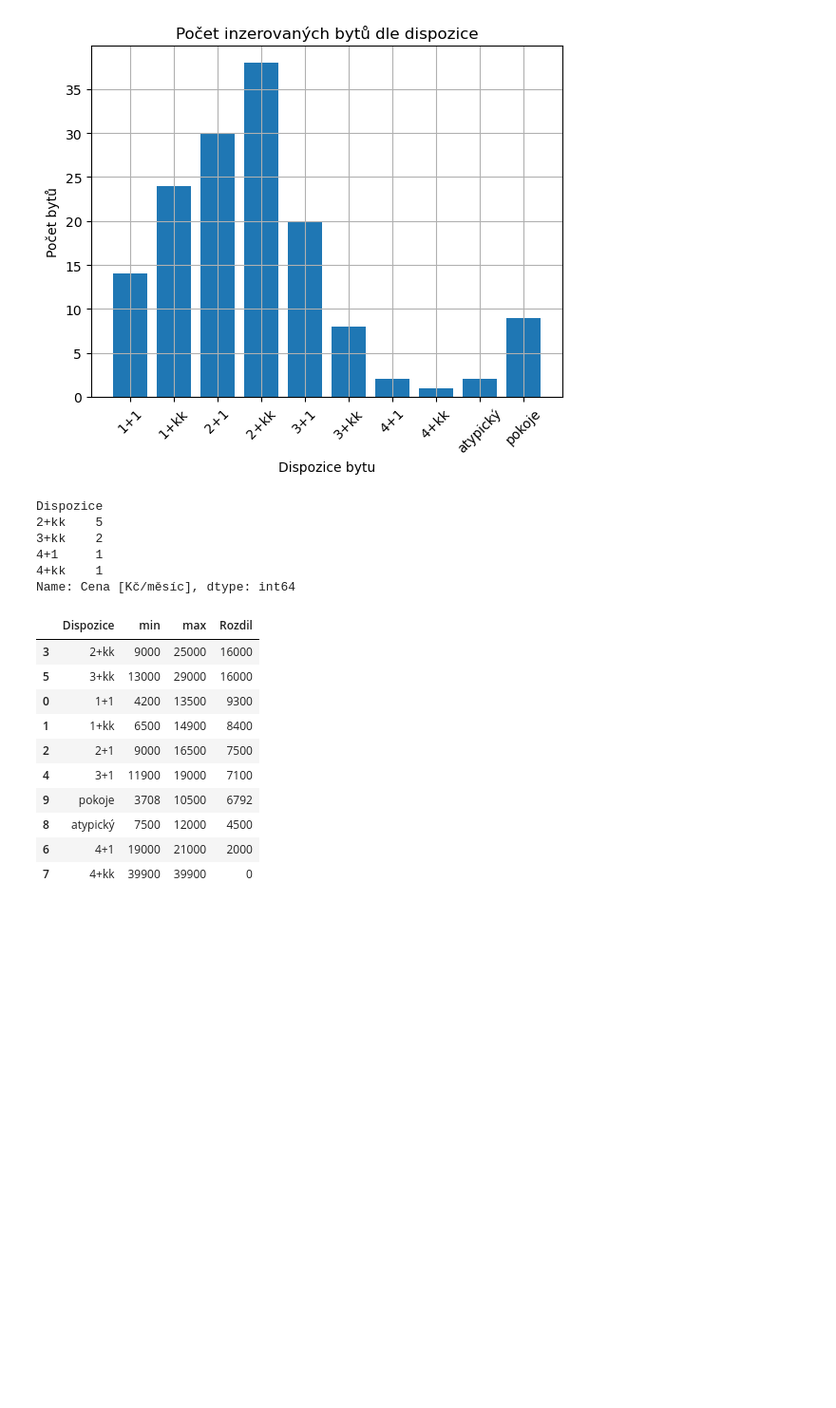
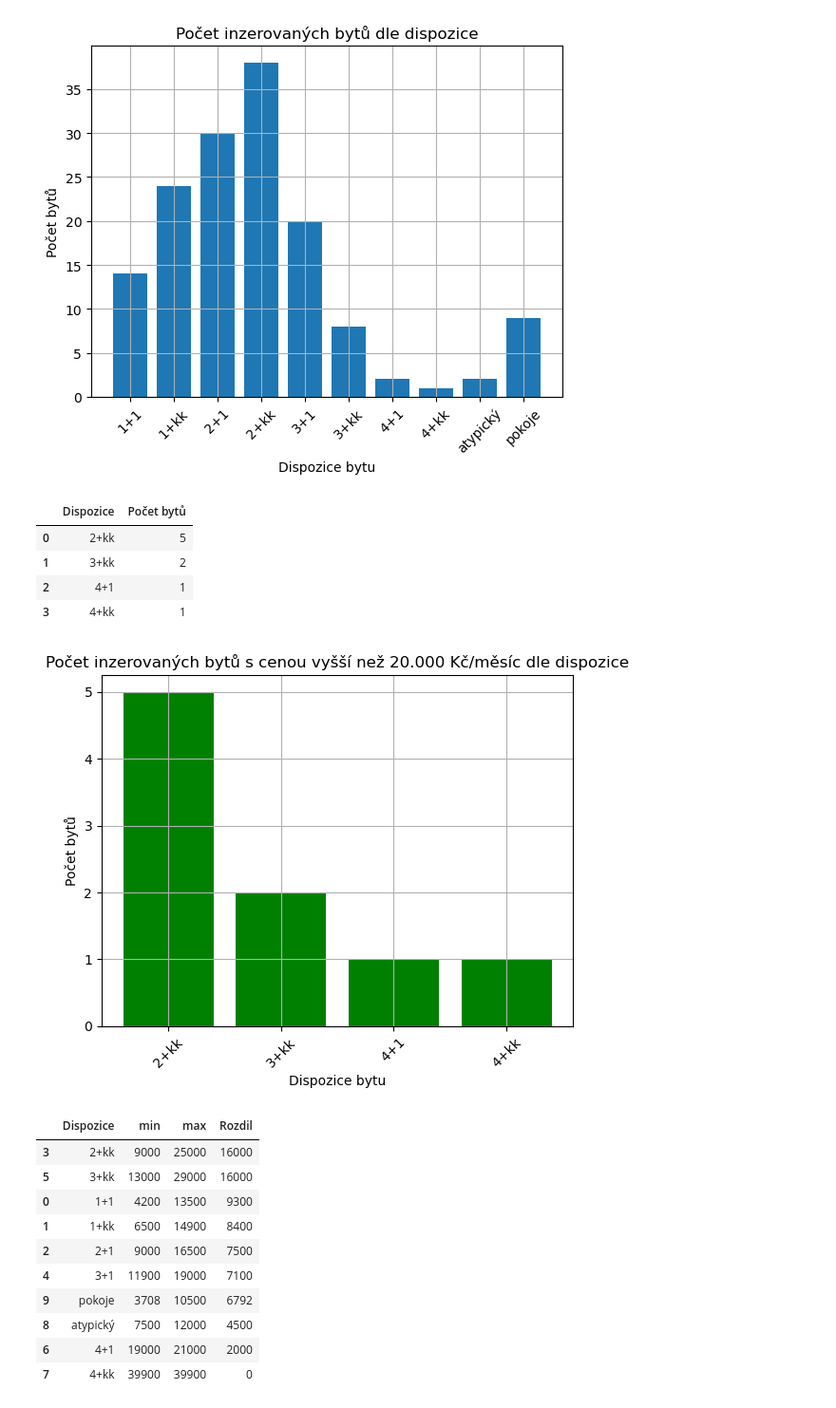
Before and after one commit to alina3-jesterka/Python_Project, a Jupyter notebook: Valentova_projekt_template.ipynb, the cells around one changed output. Shown: that part at 95% size. Drawn from its saved outputs; the diff is of its cells as text; code cells hidden in the pictures; blank space fills up the shorter version.

```diff
--- a/Valentova_projekt_template.ipynb
+++ b/Valentova_projekt_template.ipynb
@@ -369,15 +380,24 @@ plt.show()
 # Pokud ano, jsou v této cenové hladině inzerovány i maximálně dvoupokojové byty (2+1/2+kk)?`
 df.head()
 byty_nad_20tis = df.loc[df["Cena [Kč/měsíc]"] > 20000]
-byty_nad_20tis.groupby("Dispozice")["Cena [Kč/měsíc]"].count()
-#byty_nad_20tis
+byty_nad_20tis_dispozice = byty_nad_20tis.groupby("Dispozice")["Cena [Kč/měsíc]"].count().reset_index(name="Počet bytů")
+byty_nad_20tis_dispozice
 # %% [output]
-Dispozice
-2+kk    5
-3+kk    2
-4+1     1
-4+kk    1
-Name: Cena [Kč/měsíc], dtype: int64
+|  | Dispozice | Počet bytů |
+| 0 | 2+kk | 5 |
+| 1 | 3+kk | 2 |
+| 2 | 4+1 | 1 |
+| 3 | 4+kk | 1 |
+# %%
+plt.bar(byty_nad_20tis_dispozice["Dispozice"], byty_nad_20tis_dispozice["Počet bytů"], color="green")
+plt.title("Počet inzerovaných bytů s cenou vyšší než 20.000 Kč/měsíc dle dispozice")
+plt.xlabel("Dispozice bytu")
+plt.ylabel("Počet bytů")
+plt.xticks(rotation=45)
+plt.grid()
+plt.show()
+# %% [output]
+[figure, added]
 # %%
 # `Zjištěte minimální a maximální inzerce pro každou kompozici bytu.
 # Která kompozice má největší rozptyl mezi minimální a maximální inzerovanou cenou?`
```
Also changed, not shown: parts of 6 cells of this notebook, 1 other file.
